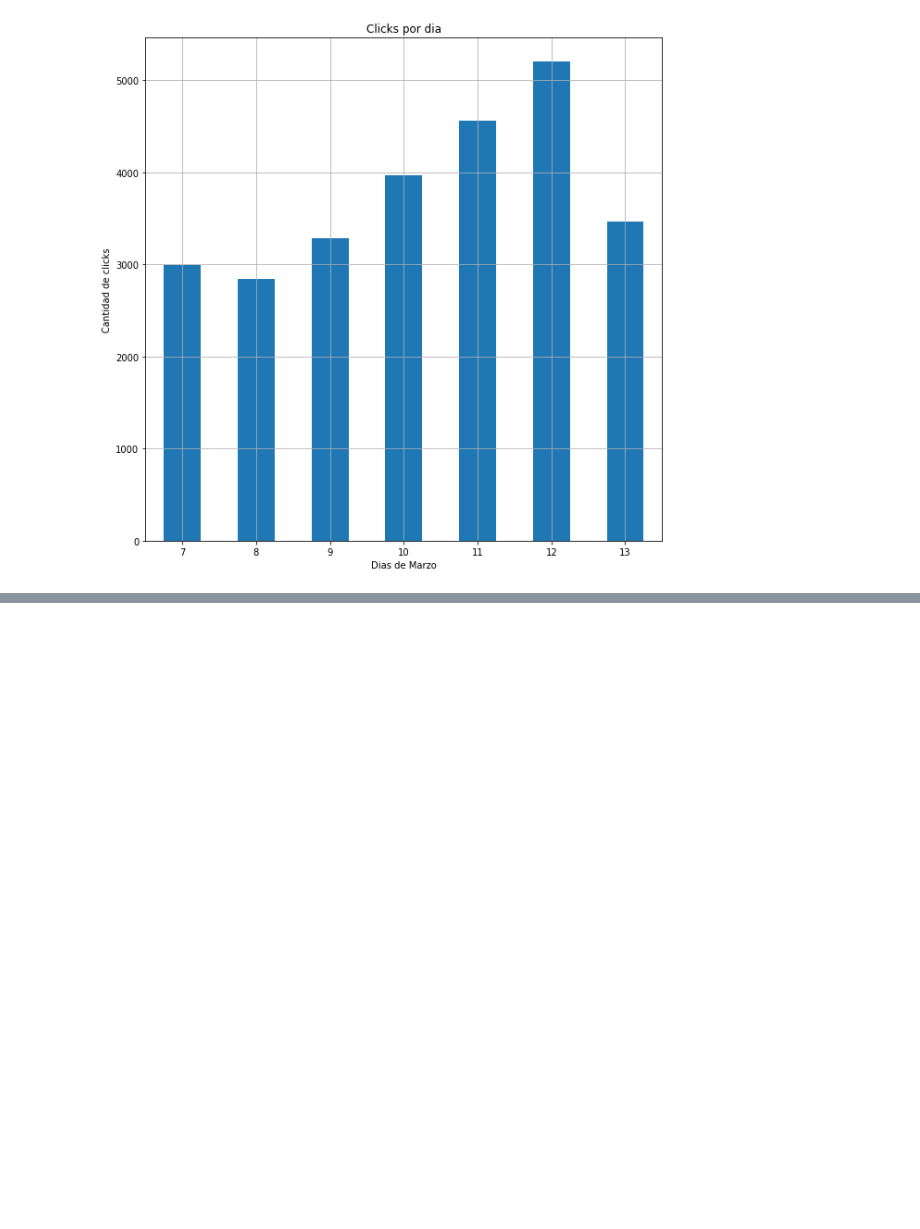
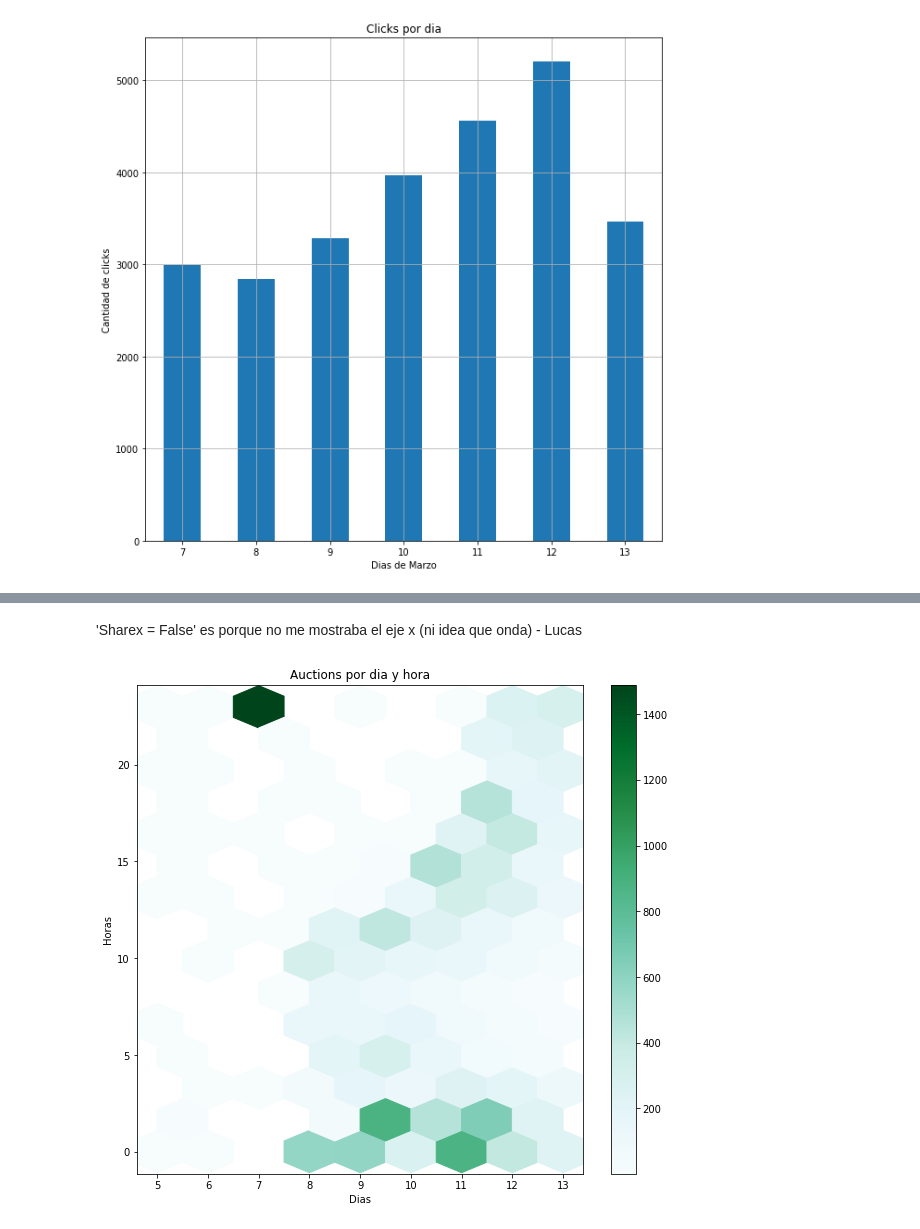
Before and after one commit to sberoch/Datos, a Jupyter notebook: clicks.ipynb, the cells around one changed output, grey strips where cells are left out. Drawn from its saved outputs; the diff is of its cells as text; code cells hidden in the pictures; blank space fills up the shorter version.

Commit message:
Lucas

```diff
--- a/clicks.ipynb
+++ b/clicks.ipynb
@@ -239,0 +243,5 @@ grph5.set_xlabel("Dias de Marzo");
+# %%
+clicks_day_hour = clicks.groupby(['day','hour']).agg({'hour':'count'})
+clicks_day_hour = clicks_day_hour.rename(columns={'hour':'count'})
+clicks_day_hour = clicks_day_hour.reset_index()
+clicks_day_hour.head()
@@ -239,0 +255,8 @@ grph5.set_xlabel("Dias de Marzo");
+# %% [markdown]
+'Sharex = False' es porque no me mostraba el eje x (ni idea que onda) - Lucas
+# %%
+grph5 = clicks_day_hour.plot.hexbin(x='day',y='hour', C= 'count', figsize = (10,9), gridsize = (8,7),sharex=False, title = 'Auctions por dia y hora')
+grph5.set_xlabel('Dias')
+grph5.set_ylabel('Horas');
+# %% [output]
+[figure, added]
```
Also changed, not shown: parts of 13 cells of this notebook.
